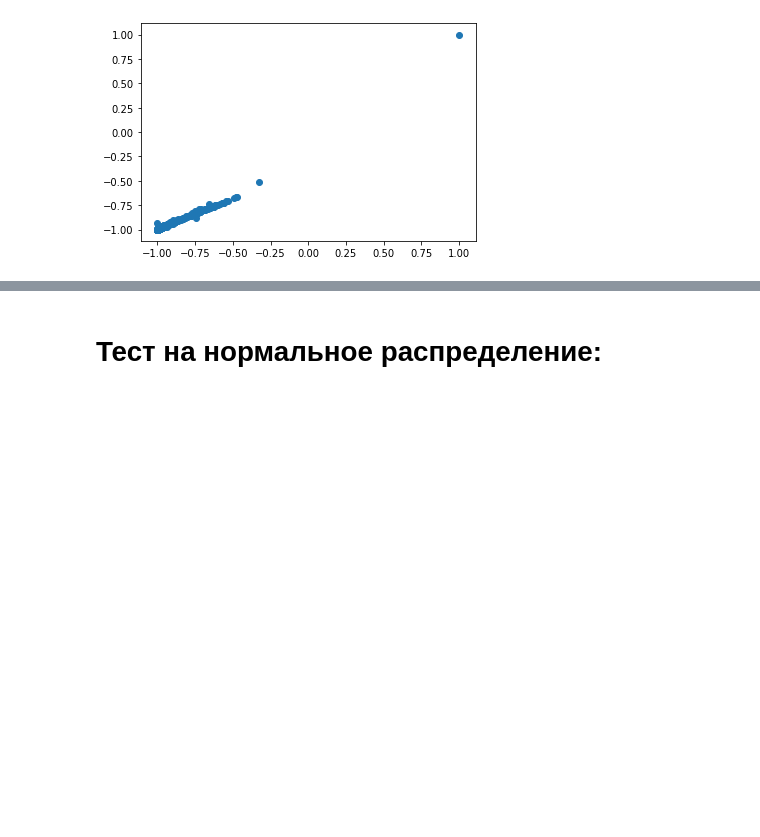
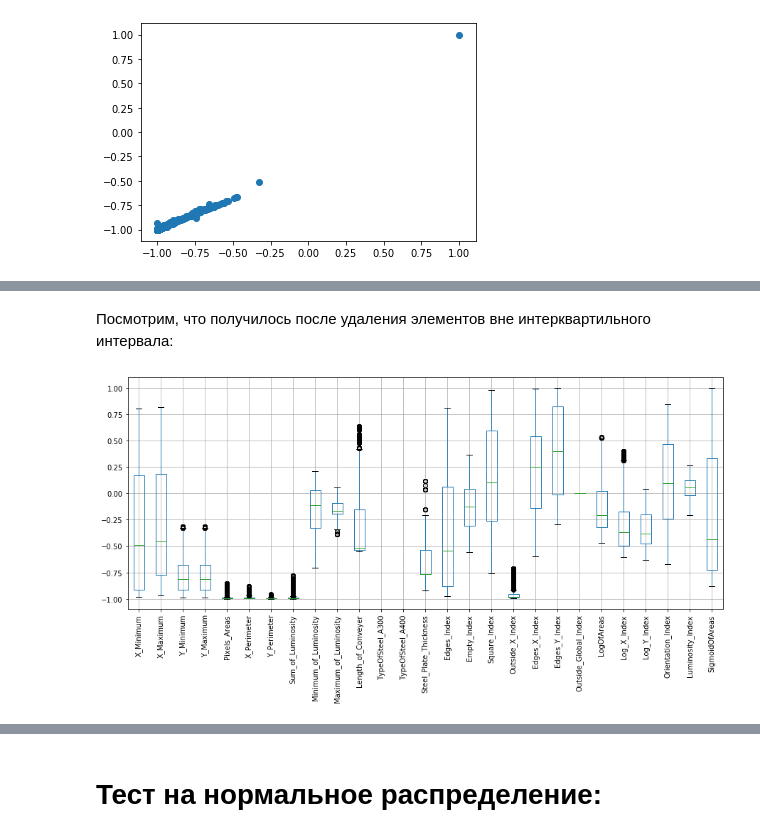
Before and after one commit to yustinaivanova/netology_statistics_february_20, a Jupyter notebook: lecture_4.ipynb, the cells around one changed output, grey strips where cells are left out. Saved outputs shown, nothing was run; the diff lists cells and outputs as text; code cells hidden in the pictures; blank space fills up the shorter version.

```diff
--- a/lecture_4.ipynb
+++ b/lecture_4.ipynb
@@ -175,0 +192,4 @@ pearsonr(df_norm['Sum_of_Luminosity'], df_norm['Pixels_Areas'])
+# %%
+low = .05
+high = .95
+quant_df = df_norm.quantile([low, high])
@@ -175,0 +198,9 @@ pearsonr(df_norm['Sum_of_Luminosity'], df_norm['Pixels_Areas'])
+# %%
+filt_df = df_norm.apply(lambda x: x[(x>quant_df.loc[low,x.name]) &
+                                    (x < quant_df.loc[high,x.name])], axis=0)
+# %% [markdown]
+Посмотрим, что получилось после удаления элементов вне интерквартильного интервала:
+# %%
+boxplot = filt_df.boxplot(figsize=(15,6), rot=90)
+# %% [output]
+[figure, added]
```
Also changed, not shown: parts of 17 cells of this notebook, 1 other file.
